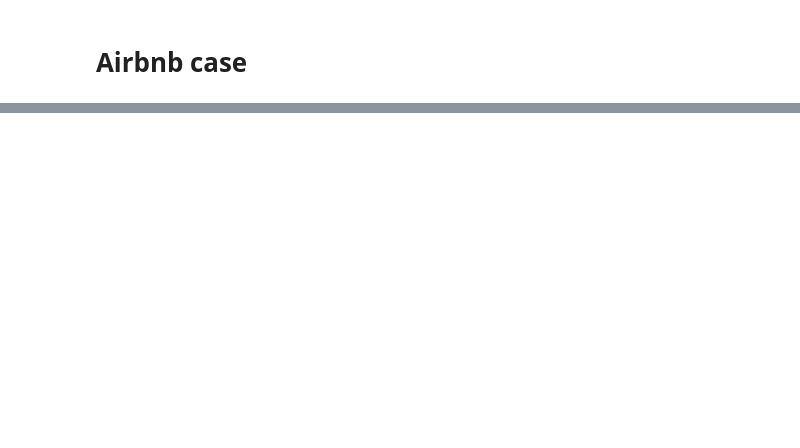
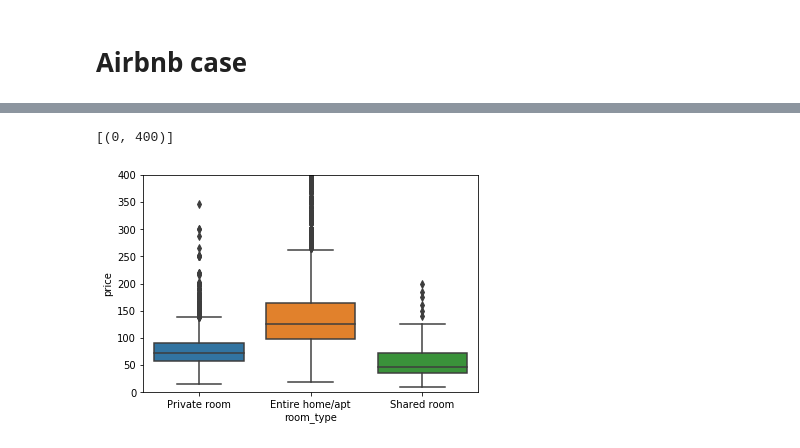
Before and after one commit to ant-on-su/case, a Jupyter notebook: notebooks/start.ipynb, the cells around one changed output, grey strips where cells are left out. Drawn from its saved outputs; the diff is of its cells as text; code cells hidden in the pictures; blank space fills up the shorter version.

```diff
--- a/notebooks/start.ipynb
+++ b/notebooks/start.ipynb
@@ -26,0 +36,6 @@ outputfile='./output/pd-profiling.html'
+# %%
+box=sns.boxplot(data=df, x='room_type', y='price')
+box.set(ylim=(0, 400))
+# %% [output]
+[(0, 400)]
+[figure, added]
```
Also changed, not shown: parts of 8 cells of this notebook, 2 other files.
